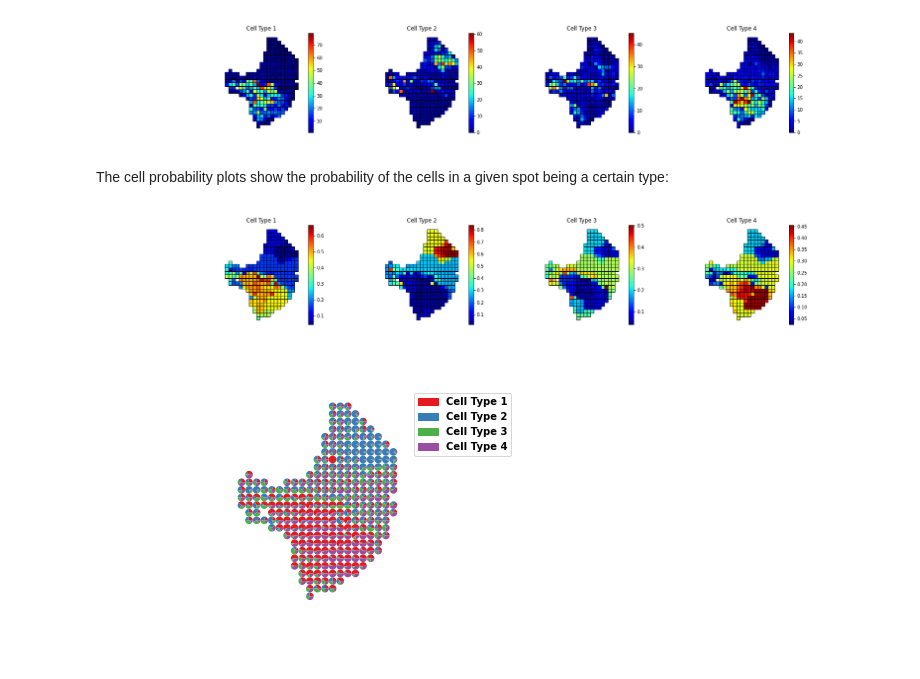
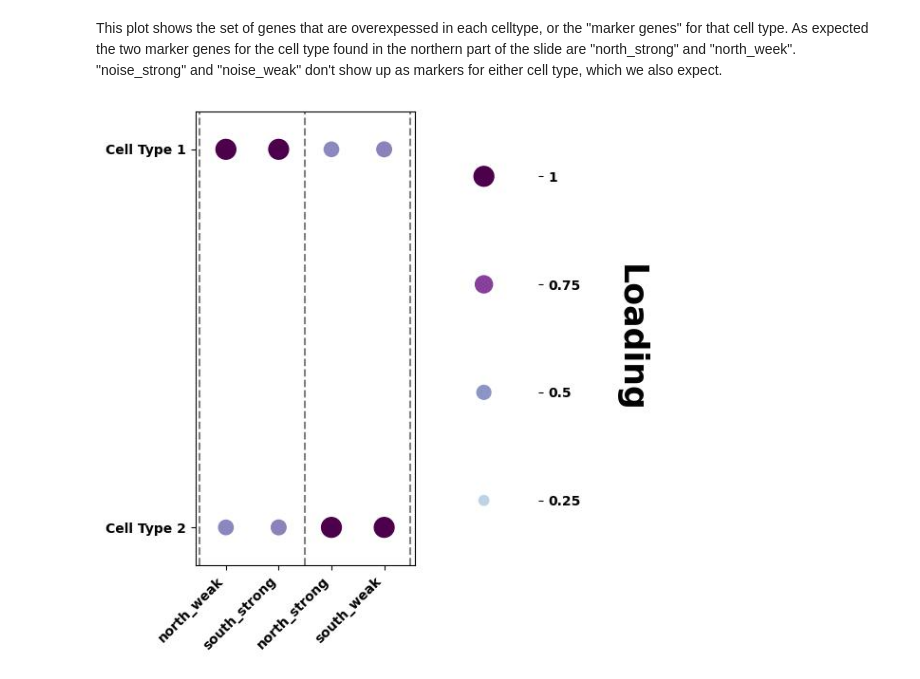
Before and after one commit to tansey-lab/bayestme, a Jupyter notebook: notebooks/deconvolution.ipynb, the cells around one changed output. Cells and saved outputs as stored; diff of their text form; code cells hidden in the pictures.

Commit message:
done with bleed correction and deconvolution

```diff
--- a/notebooks/deconvolution.ipynb
+++ b/notebooks/deconvolution.ipynb
@@ -74,14 +92,6 @@ The cell number plots show the expected number of cells of each type in each spo
+# %% [markdown]
+This plot shows the set of genes that are overexpessed in each celltype, or the "marker genes" for that cell type. As expected the two marker genes for the cell type found in the northern part of the slide are "north_strong" and "north_week". "noise_strong" and "noise_weak" don't show up as markers for either cell type, which we also expect.
 # %%
-Image('./deconvolution_plots/cell_type_counts.png')
+Image('./deconvolution_plots/marker_genes.jpg')
 # %% [output]
-[figure, old version]
+[figure, new version]
-# %% [markdown]
-The cell probability plots show the probability of the cells in a given spot being a certain type:
-# %%
-Image('./deconvolution_plots/cell_type_probabilities.png')
-# %% [output]
-[figure, removed]
-# %%
-Image('./deconvolution_plots/cell_num_scatterpie.png')
-# %% [output]
-[figure, removed]
```
Also changed, not shown: parts of 17 cells of this notebook, 3 other files.
